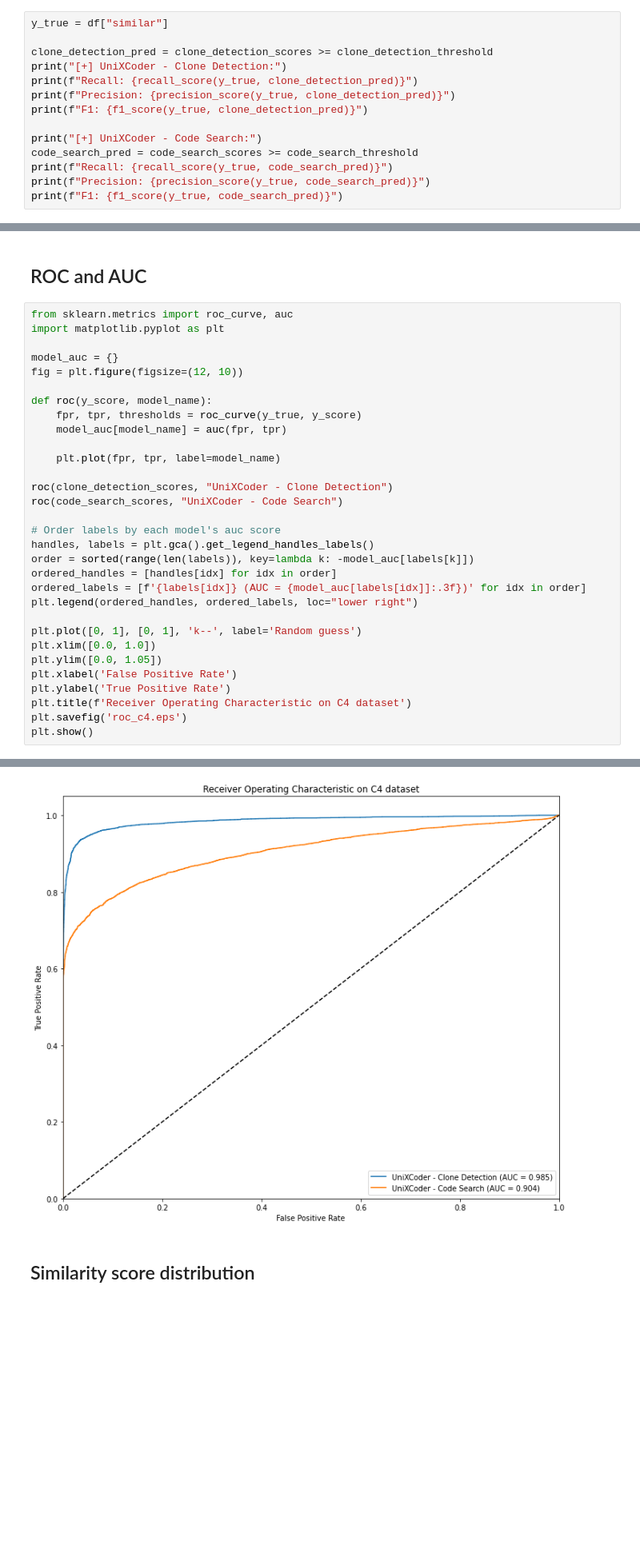
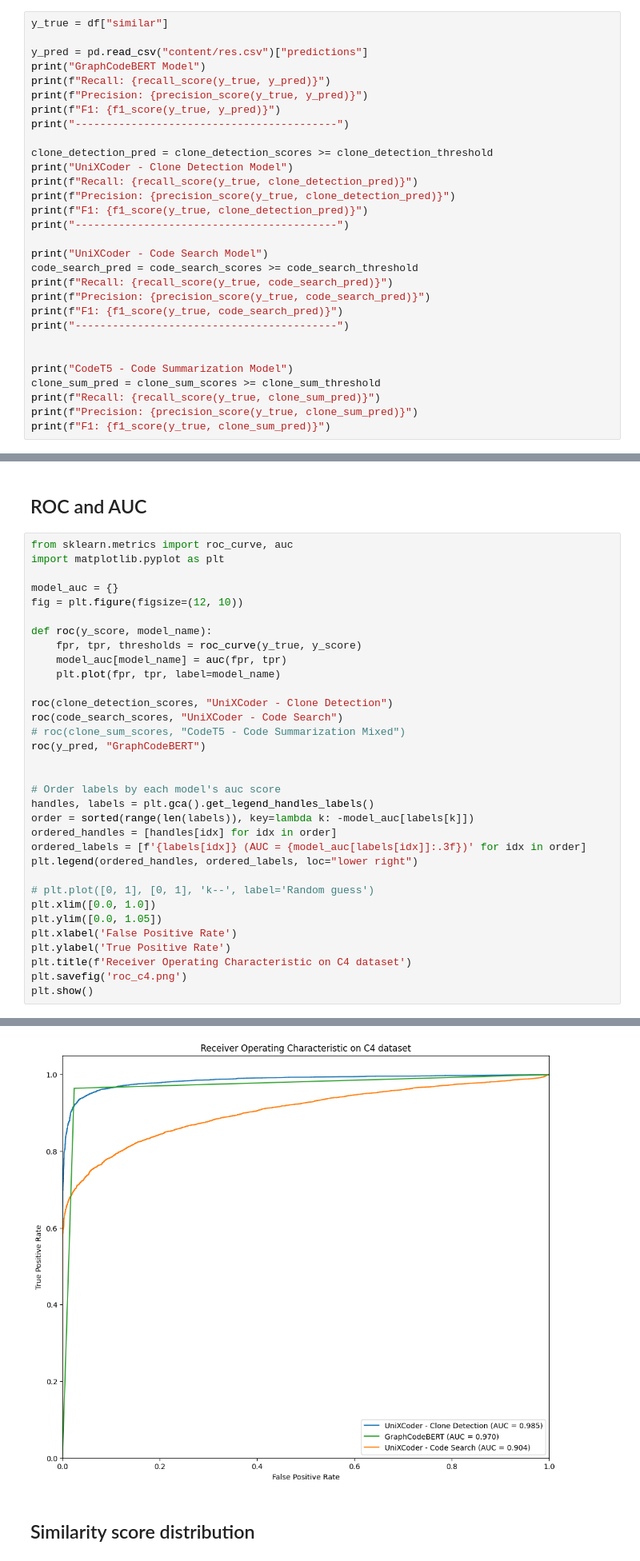
Before and after one commit to cd271/PyCodeSearch, a Jupyter notebook: Code2code/Evaluation/Models_C4_Evaluation.ipynb, the cells around one changed output, grey strips where cells are left out. Shown: that part at 80% size. Cells and saved outputs as stored; diff of their text form; blank space fills up the shorter version.

```diff
--- a/Code2code/Evaluation/Models_C4_Evaluation.ipynb
+++ b/Code2code/Evaluation/Models_C4_Evaluation.ipynb
@@ -137,15 +151,31 @@ print(f"[+] Optimal threshold: {code_search_threshold}")
 # %%
 y_true = df["similar"]
 
+y_pred = pd.read_csv("content/res.csv")["predictions"]
+print("GraphCodeBERT Model")
+print(f"Recall: {recall_score(y_true, y_pred)}")
+print(f"Precision: {precision_score(y_true, y_pred)}")
+print(f"F1: {f1_score(y_true, y_pred)}")
+print("------------------------------------------")
+
 clone_detection_pred = clone_detection_scores >= clone_detection_threshold
-print("[+] UniXCoder - Clone Detection:")
+print("UniXCoder - Clone Detection Model")
 print(f"Recall: {recall_score(y_true, clone_detection_pred)}")
 print(f"Precision: {precision_score(y_true, clone_detection_pred)}")
 print(f"F1: {f1_score(y_true, clone_detection_pred)}")
+print("------------------------------------------")
 
-print("[+] UniXCoder - Code Search:")
+print("UniXCoder - Code Search Model")
 code_search_pred = code_search_scores >= code_search_threshold
 print(f"Recall: {recall_score(y_true, code_search_pred)}")
 print(f"Precision: {precision_score(y_true, code_search_pred)}")
 print(f"F1: {f1_score(y_true, code_search_pred)}")
+print("------------------------------------------")
+
+
+print("CodeT5 - Code Summarization Model")
+clone_sum_pred = clone_sum_scores >= clone_sum_threshold
+print(f"Recall: {recall_score(y_true, clone_sum_pred)}")
+print(f"Precision: {precision_score(y_true, clone_sum_pred)}")
+print(f"F1: {f1_score(y_true, clone_sum_pred)}")
 # %% [output]
@@ -169,11 +206,13 @@ fig = plt.figure(figsize=(12, 10))
 def roc(y_score, model_name):
     fpr, tpr, thresholds = roc_curve(y_true, y_score)
     model_auc[model_name] = auc(fpr, tpr)
-
     plt.plot(fpr, tpr, label=model_name)
 
 roc(clone_detection_scores, "UniXCoder - Clone Detection")
 roc(code_search_scores, "UniXCoder - Code Search")
+# roc(clone_sum_scores, "CodeT5 - Code Summarization Mixed")
+roc(y_pred, "GraphCodeBERT")
+
 
 # Order labels by each model's auc score
 handles, labels = plt.gca().get_legend_handles_labels()
@@ -182,12 +221,12 @@ ordered_handles = [handles[idx] for idx in order]
 ordered_labels = [f'{labels[idx]} (AUC = {model_auc[labels[idx]]:.3f})' for idx in order]
 plt.legend(ordered_handles, ordered_labels, loc="lower right")
 
-plt.plot([0, 1], [0, 1], 'k--', label='Random guess')
+# plt.plot([0, 1], [0, 1], 'k--', label='Random guess')
 plt.xlim([0.0, 1.0])
 plt.ylim([0.0, 1.05])
 plt.xlabel('False Positive Rate')
 plt.ylabel('True Positive Rate')
 plt.title(f'Receiver Operating Characteristic on C4 dataset')
-plt.savefig('roc_c4.eps')
+plt.savefig('roc_c4.png')
 plt.show()
 # %% [output]
@@ -195,4 +233,4 @@ WARNING:matplotlib.backends.backend_ps:The PostScript backend does not support t
-[figure, old version]
+[figure, new version]
 # %% [markdown]
 ## Similarity score distribution
 # %%
```
Also changed, not shown: parts of 13 cells of this notebook.
